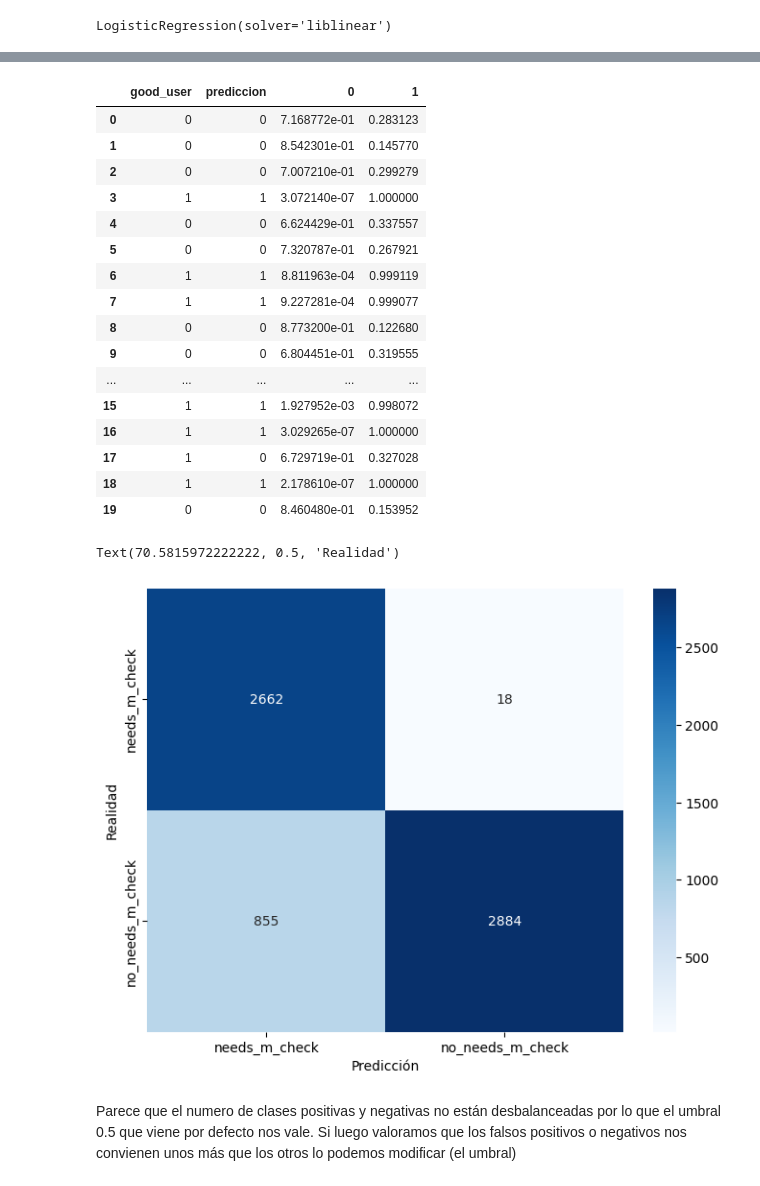
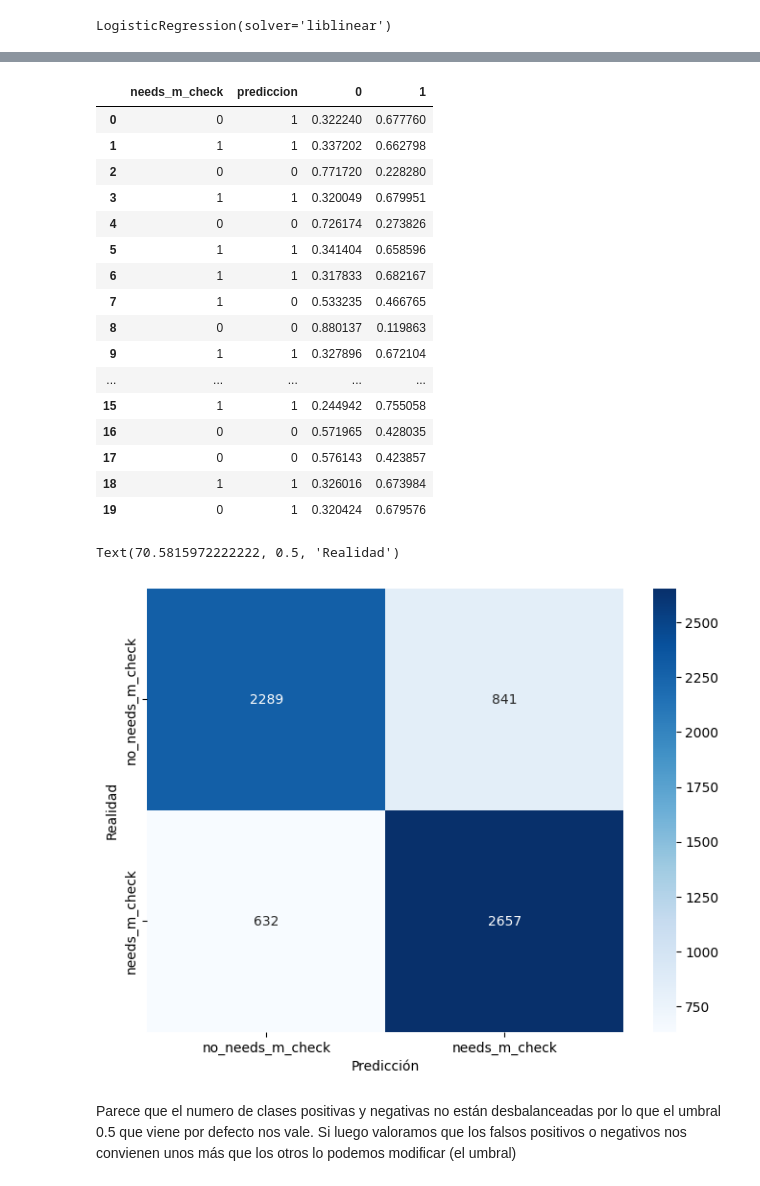
Before and after one commit to Data-Science-Pasta-Loca/ProyectoPastaLoca2, a Jupyter notebook: Alba/modelo.ipynb, the cells around one changed output, grey strips where cells are left out. Saved outputs shown, nothing was run; the diff lists cells and outputs as text; code cells hidden in the pictures.

```diff
--- a/Alba/modelo.ipynb
+++ b/Alba/modelo.ipynb
@@ -82,7 +82,7 @@ df_jo_cp['created_at_slot'] = pd.to_numeric(df_jo_cp['created_at_slot'], errors=
 df_jo_cp['created_at_dow'] = pd.to_numeric(df_jo_cp['created_at_dow'], errors='coerce').astype('Int64')
 
 # Convertir columna good a 0 si False y 1 si es True
-df_jo_cp['good_user'] = df_jo_cp['good_user'].astype(int)
+df_jo_cp['needs_m_check'] = df_jo_cp['needs_m_check'].astype(int)
 
 # Filtrar las columnas numéricas (incluyendo las fechas transformadas)
 df_numericas = df_transformado.select_dtypes(include=['float64', 'int64'])
@@ -100,6 +100,6 @@ plt.show()
 # %%
 # Lista de columnas que deseas seleccionar
-columnas_deseadas = ['user_id', 'created_at_slot', 'created_at_dow' , 'n_fees', 'n_backs', 'amount', 'good_user']
+columnas_deseadas = ['user_id', 'created_at_slot', 'created_at_dow' , 'n_fees', 'n_backs', 'amount', 'needs_m_check']
 
 # Crear un nuevo DataFrame con esas columnas
 df_simpl = df_jo_cp[columnas_deseadas]
@@ -252,8 +252,8 @@ memory usage: 1.8 MB
 # Vamos a probar modelo de REGRESIÓN LOGÍSTICA con lo que tenemos para practicar
 
 # Crea la matriz de características y la var objetivo
-X = df_simpl.drop(columns=['good_user', 'user_id'])  # Elimina la columna 'good_user' por nombre
-y = df_simpl['good_user']  # La columna de la variable objetivo
+X = df_simpl.drop(columns=['needs_m_check', 'user_id'])  # Elimina la columna 'good_user' por nombre
+y = df_simpl['needs_m_check']  # La columna de la variable objetivo
 
 # Obtener los nombres de las características
 feature_names = X.columns
@@ -328,44 +328,44 @@ X["prediccion"] = predicciones
 X = pd.concat([X, probs_df], axis=1)
 # %%
 # Muestra las primeras 20 filas de comparación
-X[["good_user", "prediccion", 0, 1]].head(20)
+X[["needs_m_check", "prediccion", 0, 1]].head(20)
 # %% [output]
-|  | good_user | prediccion | 0 | 1 |
-| 0 | 0 | 0 | 7.168772e-01 | 0.283123 |
-| 1 | 0 | 0 | 8.542301e-01 | 0.145770 |
-| 2 | 0 | 0 | 7.007210e-01 | 0.299279 |
-| 3 | 1 | 1 | 3.072140e-07 | 1.000000 |
-| 4 | 0 | 0 | 6.624429e-01 | 0.337557 |
-| 5 | 0 | 0 | 7.320787e-01 | 0.267921 |
-| 6 | 1 | 1 | 8.811963e-04 | 0.999119 |
-| 7 | 1 | 1 | 9.227281e-04 | 0.999077 |
-| 8 | 0 | 0 | 8.773200e-01 | 0.122680 |
-| 9 | 0 | 0 | 6.804451e-01 | 0.319555 |
+|  | needs_m_check | prediccion | 0 | 1 |
+| 0 | 0 | 1 | 0.322240 | 0.677760 |
+| 1 | 1 | 1 | 0.337202 | 0.662798 |
+| 2 | 0 | 0 | 0.771720 | 0.228280 |
+| 3 | 1 | 1 | 0.320049 | 0.679951 |
+| 4 | 0 | 0 | 0.726174 | 0.273826 |
+| 5 | 1 | 1 | 0.341404 | 0.658596 |
+| 6 | 1 | 1 | 0.317833 | 0.682167 |
+| 7 | 1 | 0 | 0.533235 | 0.466765 |
+| 8 | 0 | 0 | 0.880137 | 0.119863 |
+| 9 | 1 | 1 | 0.327896 | 0.672104 |
 | ... | ... | ... | ... | ... |
-| 15 | 1 | 1 | 1.927952e-03 | 0.998072 |
-| 16 | 1 | 1 | 3.029265e-07 | 1.000000 |
-| 17 | 1 | 0 | 6.729719e-01 | 0.327028 |
-| 18 | 1 | 1 | 2.178610e-07 | 1.000000 |
-| 19 | 0 | 0 | 8.460480e-01 | 0.153952 |
+| 15 | 1 | 1 | 0.244942 | 0.755058 |
+| 16 | 0 | 0 | 0.571965 | 0.428035 |
+| 17 | 0 | 0 | 0.576143 | 0.423857 |
+| 18 | 1 | 1 | 0.326016 | 0.673984 |
+| 19 | 0 | 1 | 0.320424 | 0.679576 |
 # %%
 # Importa la función para crear la matriz de confusión
 from sklearn.metrics import confusion_matrix
 import seaborn as sns
 import matplotlib.pyplot as plt
 
 # Genera la matriz de confusión
 matriz_confusion = confusion_matrix(y_test, predicciones)
-columnas = ['needs_m_check', 'no_needs_m_check'] # 0 para los que SI necesitan manual check porque NO son good_user (y un 1 para los que NO necesitan manual check porque son good_user y por lo tanto tienen un 1)
+columnas = ['no_needs_m_check', 'needs_m_check'] # 0 para No necesita manual check y 1 para Sí necesita manual check
 
 # Visualiza la matriz de confusión utilizando un mapa de calor
 
 plt.figure(figsize=(8, 6))
 sns.heatmap(matriz_confusion, annot=True, fmt='d', cmap='Blues', xticklabels=columnas, yticklabels=columnas)
 plt.xlabel("Predicción")
 plt.ylabel("Realidad")
 # %% [output]
 Text(70.5815972222222, 0.5, 'Realidad')
-[figure, old version]
+[figure, new version]
 # %% [markdown]
 Parece que el numero de clases positivas y negativas no están desbalanceadas por lo que el umbral 0.5 que viene por defecto nos vale.
 Si luego valoramos que los falsos positivos o negativos nos convienen unos más que los otros lo podemos modificar (el umbral)
```
Also changed, not shown: parts of 14 cells of this notebook, 1 other file.
